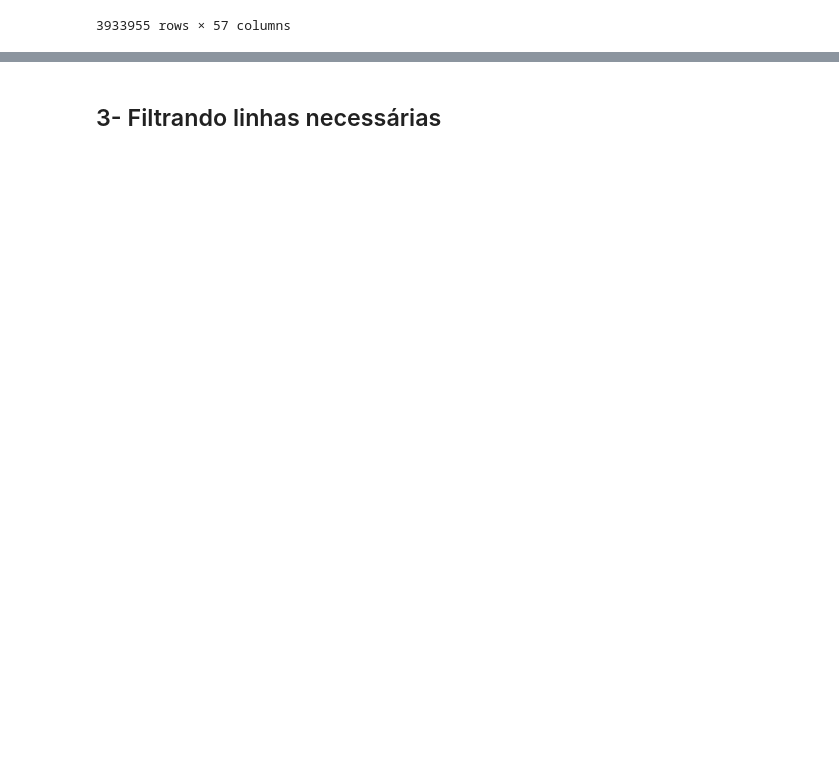
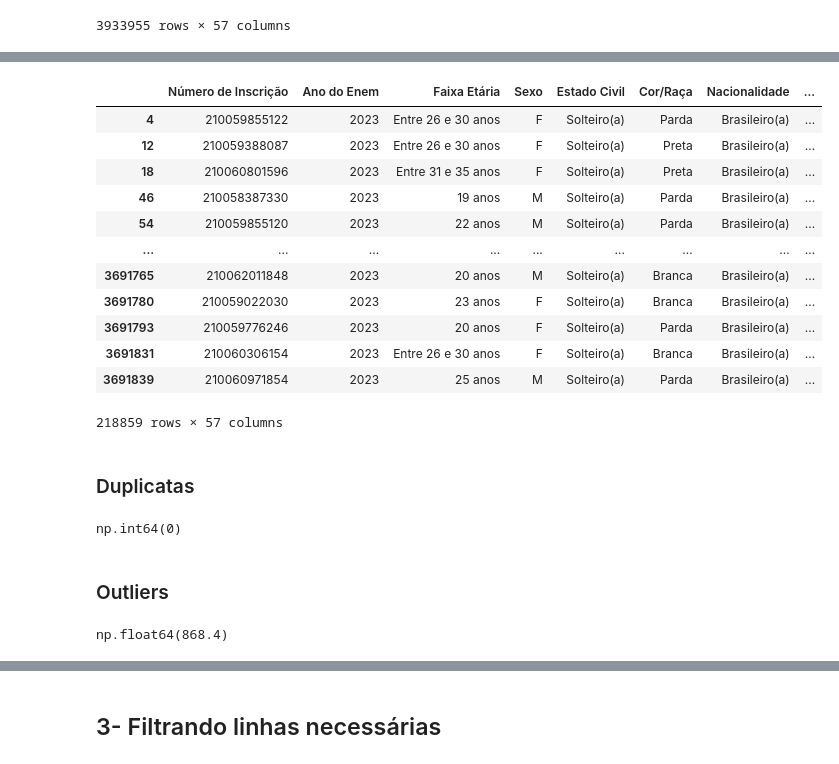
Before and after one commit to PV-cyber-lab/Enem_2023, a Jupyter notebook: limpeza.ipynb, the cells around one changed output, grey strips where cells are left out. Cells and saved outputs as stored; diff of their text form; code cells hidden in the pictures; blank space fills up the shorter version.

```diff
--- a/limpeza.ipynb
+++ b/limpeza.ipynb
@@ -70,0 +591,30 @@ df_colunas_filtradas
+# %%
+df_sem_ceara[df_sem_ceara['Sigla da UF da Prova'] == 'PE']
+# %% [output]
+|  | Número de Inscrição | Ano do Enem | Faixa Etária | Sexo | Estado Civil | Cor/Raça | Nacionalidade | ... |
+| 4 | 210059855122 | 2023 | Entre 26 e 30 anos | F | Solteiro(a) | Parda | Brasileiro(a) | ... |
+| 12 | 210059388087 | 2023 | Entre 26 e 30 anos | F | Solteiro(a) | Preta | Brasileiro(a) | ... |
+| 18 | 210060801596 | 2023 | Entre 31 e 35 anos | F | Solteiro(a) | Preta | Brasileiro(a) | ... |
+| 46 | 210058387330 | 2023 | 19 anos | M | Solteiro(a) | Parda | Brasileiro(a) | ... |
+| 54 | 210059855120 | 2023 | 22 anos | M | Solteiro(a) | Parda | Brasileiro(a) | ... |
+| ... | ... | ... | ... | ... | ... | ... | ... | ... |
+| 3691765 | 210062011848 | 2023 | 20 anos | M | Solteiro(a) | Branca | Brasileiro(a) | ... |
+| 3691780 | 210059022030 | 2023 | 23 anos | F | Solteiro(a) | Branca | Brasileiro(a) | ... |
+| 3691793 | 210059776246 | 2023 | 20 anos | F | Solteiro(a) | Parda | Brasileiro(a) | ... |
+| 3691831 | 210060306154 | 2023 | Entre 26 e 30 anos | F | Solteiro(a) | Branca | Brasileiro(a) | ... |
+| 3691839 | 210060971854 | 2023 | 25 anos | M | Solteiro(a) | Parda | Brasileiro(a) | ... |
+218859 rows × 57 columns
+# %% [markdown]
+### Duplicatas
+# %%
+# Encontrar duplicatas completas
+duplicatas = df_sem_ceara.duplicated().sum()
+duplicatas
+# %% [output]
+np.int64(0)
+# %% [markdown]
+### Outliers
+# %%
+df_sem_ceara['Nota Ciências da Natureza'].max()
+# %% [output]
+np.float64(868.4)
```
Also changed, not shown: parts of 89 cells of this notebook, 2 other files.
